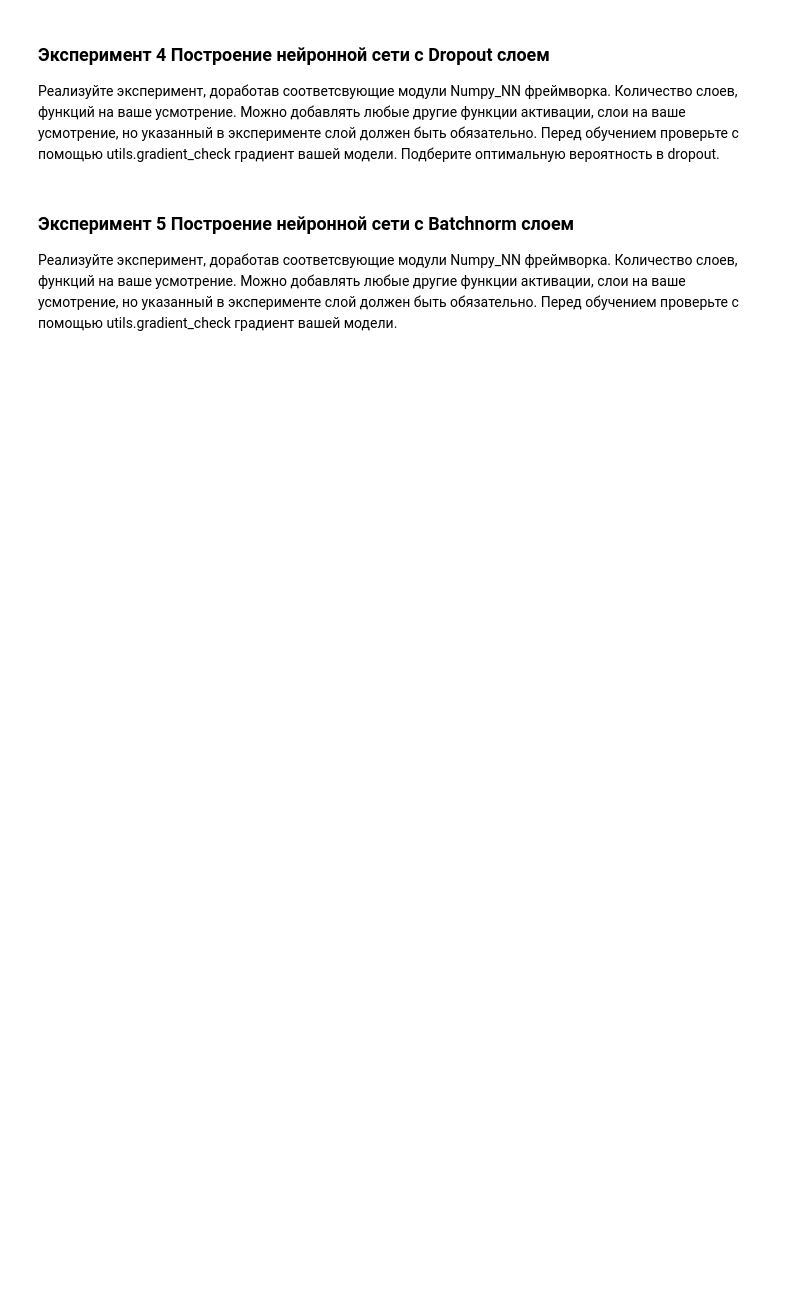
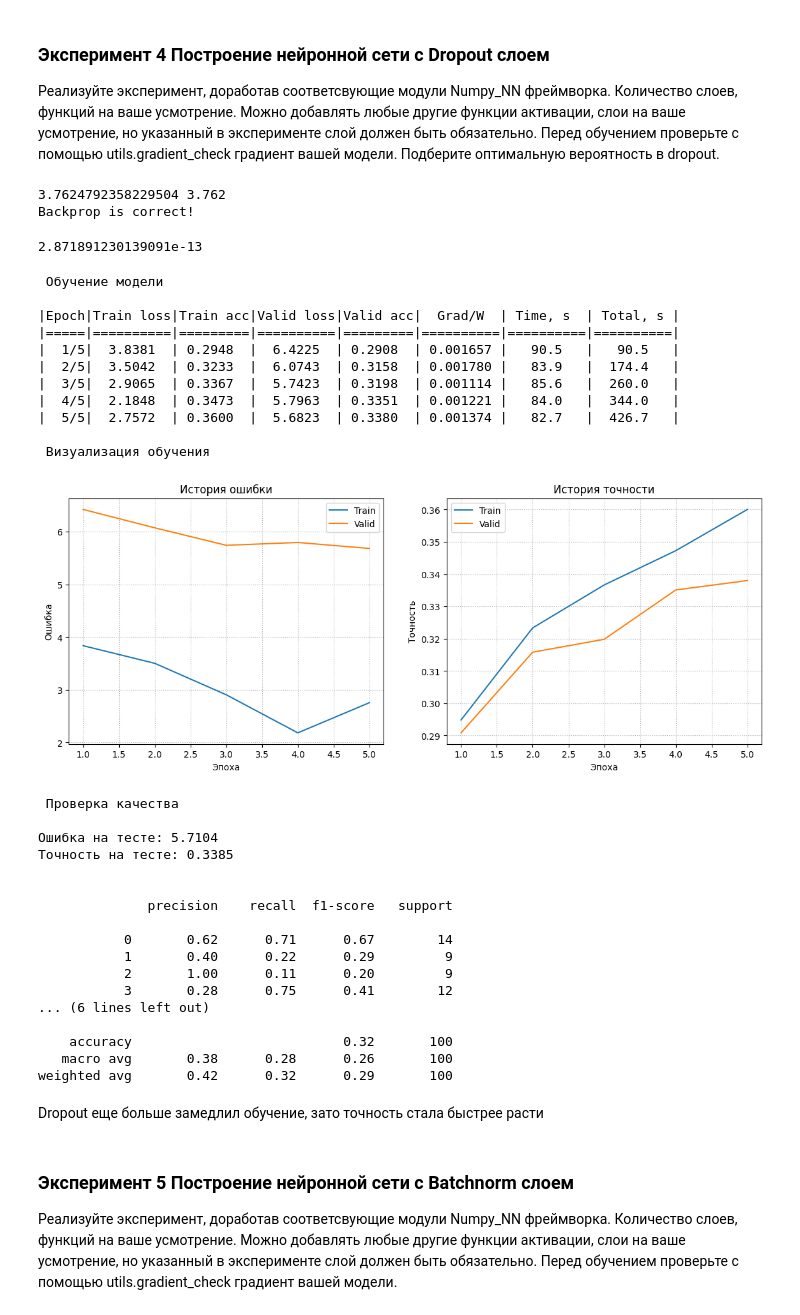
Before and after one commit to vvubbalubba/Numpy-NN-Framework, a Jupyter notebook: numpy_neural_net_HW.ipynb, the cells around one changed output. Saved outputs shown, nothing was run; the diff lists cells and outputs as text; code cells hidden in the pictures; blank space fills up the shorter version.

```diff
--- a/numpy_neural_net_HW.ipynb
+++ b/numpy_neural_net_HW.ipynb
@@ -53,6 +376,57 @@ importlib.reload(sequential)
 ### Эксперимент 4 Построение нейронной сети с Dropout слоем
 
 Реализуйте эксперимент, доработав соответсвующие модули Numpy_NN фреймворка. Количество слоев, функций на ваше усмотрение. Можно добавлять любые другие функции активации, слои на ваше усмотрение, но указанный в эксперименте слой должен быть обязательно. Перед обучением проверьте с помощью utils.gradient_check градиент вашей модели.  Подберите оптимальную вероятность в dropout.
+# %%
+np.random.seed(42)
+
+model = Sequential(
+    Linear(3072, 768),
+    ReLU(),
+    Dropout(0.1),
+    Linear(768, 10)
+)
+# %%
+dataloader = Dataloader(train_data, batch_size=8)
+x, y = next(iter(dataloader))
+gradient_check(x, y, model)
+# %% [output]
+3.7624792358229504 3.762
+Backprop is correct!
+2.871891230139091e-13
+# %%
+experiment(train_data, valid_data, model, epochs=5, lr=1e-3, optim="Adam")
+# %% [output]
+ Обучение модели
+
+|Epoch|Train loss|Train acc|Valid loss|Valid acc|  Grad/W  | Time, s  | Total, s |
+|=====|==========|=========|==========|=========|==========|==========|==========|
+|  1/5|  3.8381  | 0.2948  |  6.4225  | 0.2908  | 0.001657 |   90.5   |   90.5   |
+|  2/5|  3.5042  | 0.3233  |  6.0743  | 0.3158  | 0.001780 |   83.9   |  174.4   |
+|  3/5|  2.9065  | 0.3367  |  5.7423  | 0.3198  | 0.001114 |   85.6   |  260.0   |
+|  4/5|  2.1848  | 0.3473  |  5.7963  | 0.3351  | 0.001221 |   84.0   |  344.0   |
+|  5/5|  2.7572  | 0.3600  |  5.6823  | 0.3380  | 0.001374 |   82.7   |  426.7   |
+
+ Визуализация обучения
+[figure, added]
+ Проверка качества
+
+Ошибка на тесте: 5.7104
+Точность на тесте: 0.3385
+
+
+              precision    recall  f1-score   support
+
+           0       0.62      0.71      0.67        14
+           1       0.40      0.22      0.29         9
+           2       1.00      0.11      0.20         9
+           3       0.28      0.75      0.41        12
+... (6 lines left out)
+
+    accuracy                           0.32       100
+   macro avg       0.38      0.28      0.26       100
+weighted avg       0.42      0.32      0.29       100
+# %% [markdown]
+Dropout еще больше замедлил обучение, зато точность стала быстрее расти
 # %% [markdown]
 ### Эксперимент 5 Построение нейронной сети с Batchnorm слоем
 
```
Also changed, not shown: parts of 53 cells of this notebook, 18 other files.
